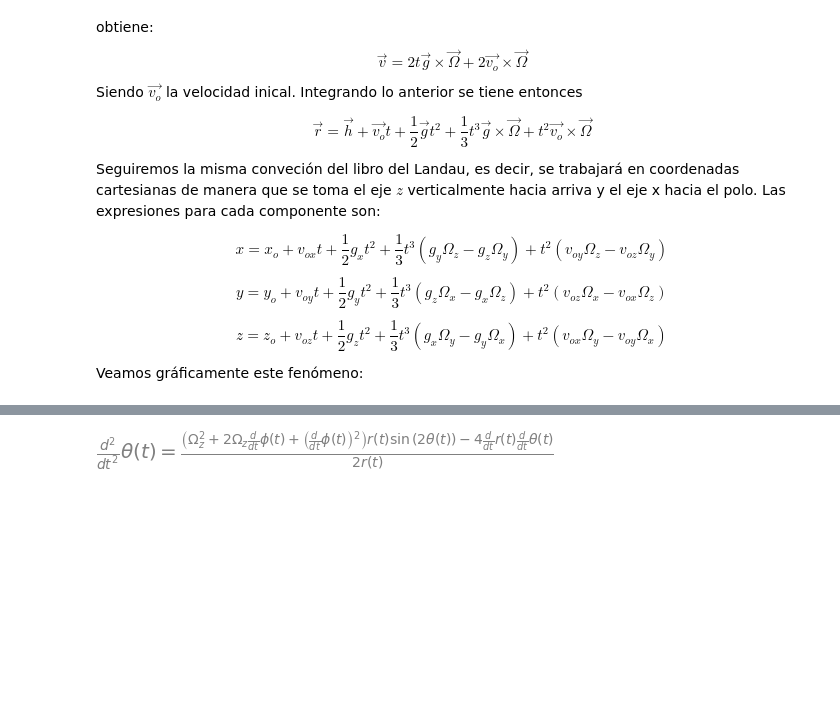
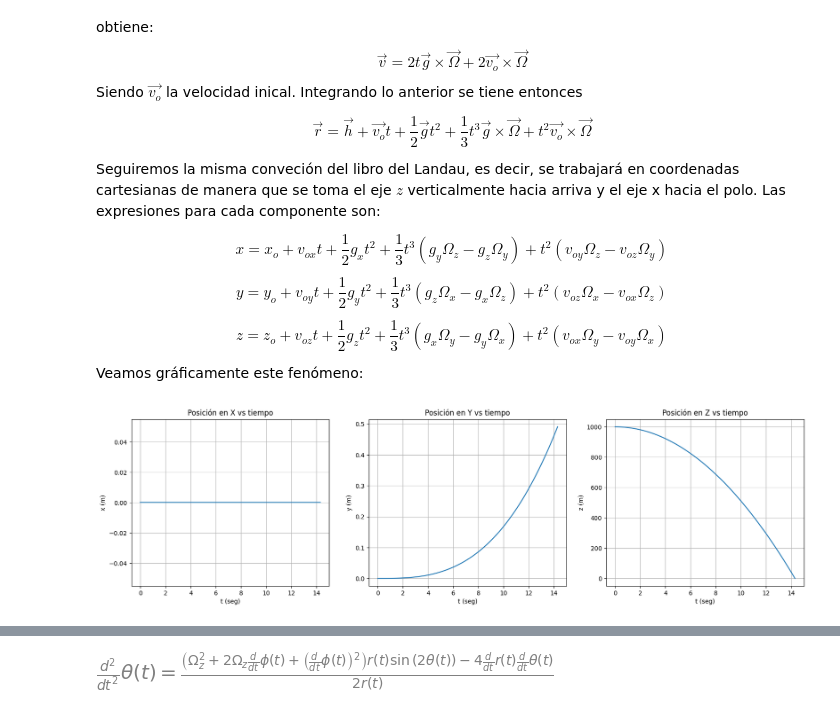
Before and after one commit to jerolg/FISICA_TEORICA_2, a Jupyter notebook: T2_Cuerpo_Rígido/Tarea02.ipynb, the cells around one changed output, grey strips where cells are left out. Saved outputs shown, nothing was run; the diff lists cells and outputs as text; code cells hidden in the pictures; blank space fills up the shorter version.

Commit message:
Caída libre con coriolis de forma analitica

```diff
--- a/T2_Cuerpo_Rígido/Tarea02.ipynb
+++ b/T2_Cuerpo_Rígido/Tarea02.ipynb
@@ -270,8 +270,45 @@ def caida_libre_analitic(t, h, vo, g, omega):
     gx, gy, gz = g
     omgx, omgy, omgz = omega
 
-    x = xo + vox * t + 0.5 * gx * (t**2) + (1/3) *t**3 *(gy*omgz-gz*omgy )+ (t**2) * (voy *omgz - omgy*voz)
-    y =  yo + voy * t + 0.5 * gy * (t**2) + (1/3) *t**3 *(gy*omgz-gz*omgy )+ (t**2) * (voy *omgz - omgy*voz)
-    z =  xo + vox * t + 0.5 * gx * (t**2) + (1/3) *t**3 *(gy*omgz-gz*omgy )+ (t**2) * (voy *omgz - omgy*voz)
+    x = xo + vox * t  - 0.5 * gx * (t**2) + (1/3) *t**3 *(gy*omgz-gz*omgy )+ (t**2) * (voy *omgz - omgy*voz)
+    y = yo + voy * t - 0.5 * gy * (t**2) + (1/3) *t**3 *(gz*omgx-gx*omgz )+ (t**2) * (voz *omgx - omgz*vox)
+    z = zo + voz * t - 0.5 * gz * (t**2) + (1/3) *t**3 *(gx*omgy-gy*omgx )+ (t**2) * (vox *omgy - omgx*voy)
 
     return x,y, z
+# %%
+# Gráfiquemos el movimiento con las siguientes condiciones iniciales
+
+h = (0,0, 1000)
+vo = (0,0,0)
+g = (0, 0, 9.8)
+theta = np.pi/4 #Latitud
+omgT = 7.29211e-5
+omega = (omgT*np.cos(theta), 0, omgT*np.sin(theta))
+tfinal = np.sqrt( 2* h[2]/9.8)
+t = np.linspace(0, tfinal, 100)
+RT = 8137.0
+X, Y, Z = caida_libre_analitic(t, h, vo, g, omega)
+
+plt.figure(figsize=(20,5))
+plt.subplot(1,3,1)
+plt.plot(t, X)
+plt.title("Posición en X vs tiempo")
+plt.ylabel('x (m)')
+plt.xlabel('t (seg)')
+plt.grid()
+
+plt.subplot(1,3,2)
+plt.plot(t, Y)
+plt.title("Posición en Y vs tiempo")
+plt.ylabel('y (m)')
+plt.xlabel('t (seg)')
+plt.grid()
+
+plt.subplot(1,3,3)
+plt.plot(t, Z)
+plt.title("Posición en Z vs tiempo")
+plt.ylabel('z (m)')
+plt.xlabel('t (seg)')
+plt.grid()
+# %% [output]
+[figure, added]
```
Also changed, not shown: parts of 7 cells of this notebook.
